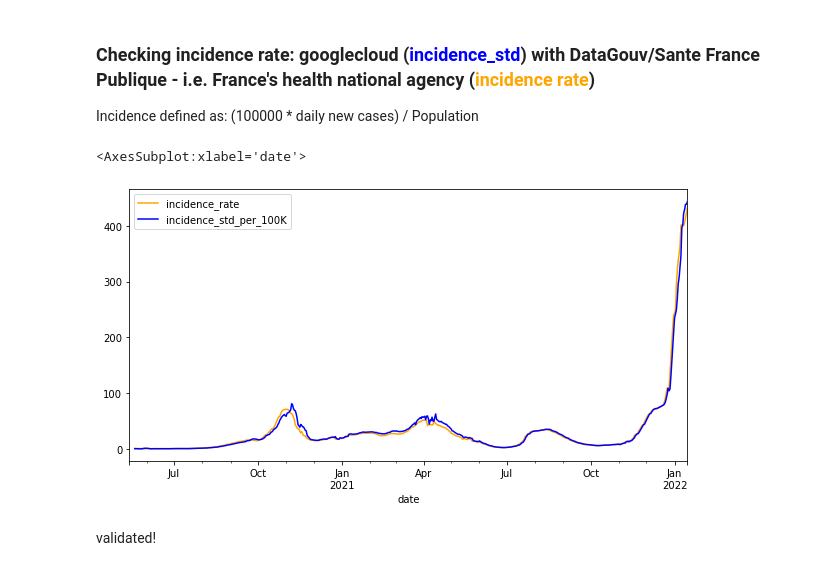
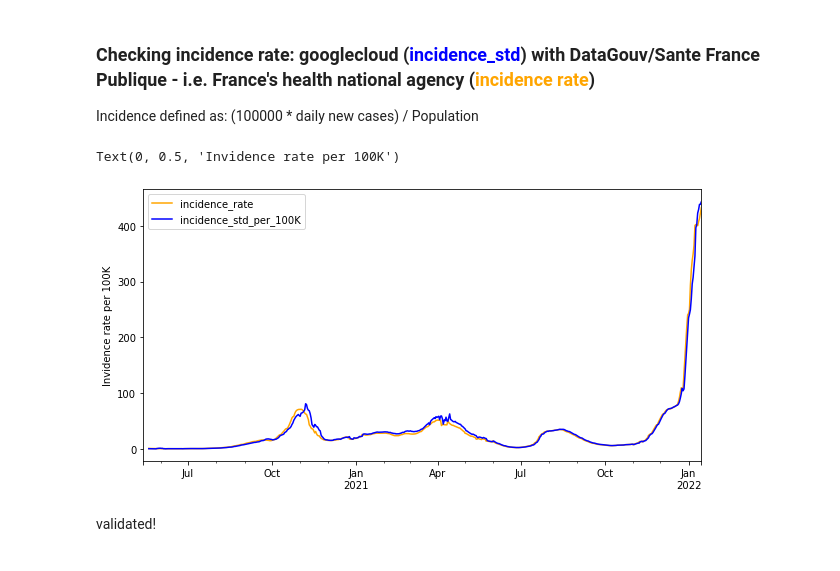
Before and after one commit to nhathiep/covid, a Jupyter notebook: covid19.ipynb, the cells around one changed output. Saved outputs shown, nothing was run; the diff lists cells and outputs as text; code cells hidden in the pictures.

```diff
--- a/covid19.ipynb
+++ b/covid19.ipynb
@@ -715,18 +714,20 @@ FR.set_index('date', inplace=True)
 # %%
 tx_std = pd.read_csv('https://www.data.gouv.fr/fr/datasets/r/59ad717b-b64e-4779-85f6-cd1b25b24703', sep=';')
 #display(tx_std.tail()))
 
 tx_std['jour'] = tx_std['jour'].apply(lambda x: (dt.datetime.strptime(x,'%Y-%m-%d')))
 tx_std = tx_std.rename(columns={
     'fra':'country_code',
     'tx_std':'incidence_rate',
     'jour':'date'})
 
 tx_std =tx_std.merge(FR, how='left', on= ['country_code', 'date'])
 tx_std.set_index('date')[['incidence_rate','incidence_std_per_100K']].rolling(7).mean().plot(figsize=(10, 5), color=['orange','b'])
+plt.xlabel('')
+plt.ylabel('Invidence rate per 100K')
 # %% [output]
-<AxesSubplot:xlabel='date'>
+Text(0, 0.5, 'Invidence rate per 100K')
-[figure, old version]
+[figure, new version]
 # %% [markdown]
 validated!
 # %% [markdown]
```
Also changed, not shown: parts of 21 cells of this notebook, 1 other file.
